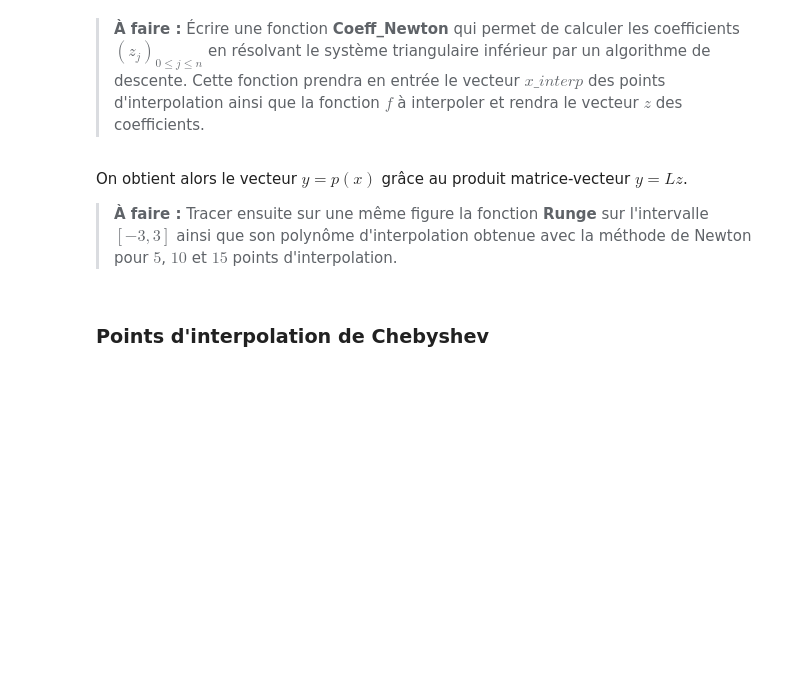
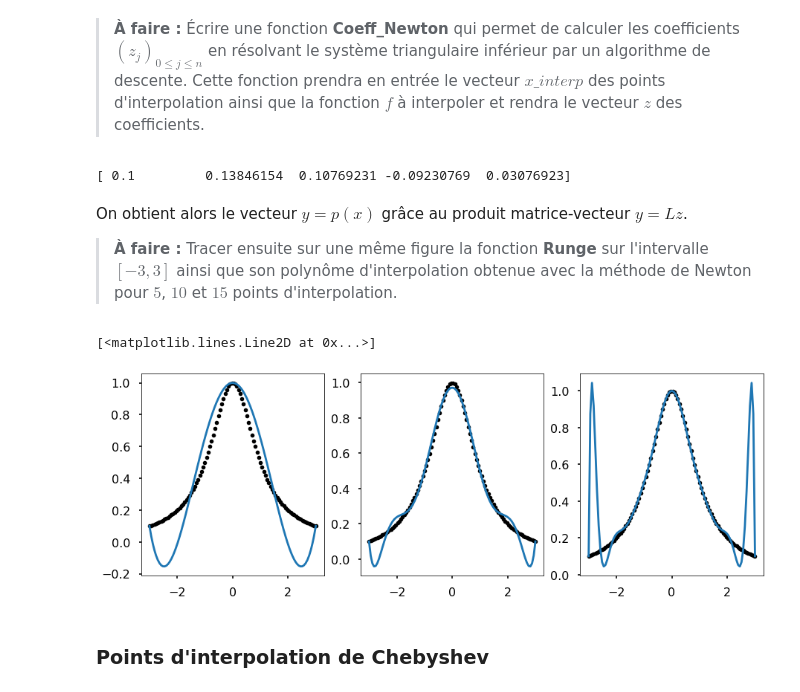
Before and after one commit to Mstrdav/TP_AN_OPTI, a Jupyter notebook: TP3_Notebook.ipynb, the cells around one changed output. Saved outputs shown, nothing was run; the diff lists cells and outputs as text; code cells hidden in the pictures; blank space fills up the shorter version.

```diff
--- a/TP3_Notebook.ipynb
+++ b/TP3_Notebook.ipynb
@@ -166,12 +177,51 @@ def Methode_Newton(x_interp,x):
 # %% [markdown]
 >**À faire :** Écrire une fonction **Coeff_Newton** qui permet de calculer les coefficients $(z_j)_{0\leq j\leq n}$ en résolvant le système triangulaire inférieur par un algorithme de descente. Cette fonction prendra en entrée le vecteur $x\_interp$ des points d'interpolation ainsi que la fonction $f$ à interpoler et rendra le vecteur $z$ des coefficients.
-# %%
-def Coeff_Newton(x_interp,f):
-    return
+# %%
+def Coeff_Newton(x_interp,f):
+    return divided_diff(x_interp, f(x_interp))[0]
+
+    # compute newton coefficients
+    n = len(x_interp)
+    a = np.zeros(n)
+    a[0] = f(x_interp[0])
+    for i in range(1,n):
+        a[i] = (f(x_interp[i]) - np.dot(Methode_Newton(x_interp[:i], x_interp[i]), a[:i]))/np.prod(x_interp[i] - x_interp[:i])
+    return a
+
+def divided_diff(x, y):
+    '''
+    function to calculate the divided
+    differences table
+    '''
+    n = len(y)
+    coef = np.zeros([n, n])
+    # the first column is y
+    coef[:,0] = y
+
+    for j in range(1,n):
+        for i in range(n-j):
+            coef[i][j] = \
+           (coef[i+1][j-1] - coef[i][j-1]) / (x[i+j]-x[i])
+
+    return coef
+# %% [output]
+[ 0.1         0.13846154  0.10769231 -0.09230769  0.03076923]
 # %% [markdown]
 On obtient alors le vecteur  $y = p(x)$ grâce au produit matrice-vecteur $y = Lz$.
 
 >**À faire :** Tracer ensuite sur une même figure la fonction **Runge** sur l'intervalle $[-3,3]$ ainsi que son polynôme d'interpolation obtenue avec la méthode de Newton pour $5$, $10$ et $15$ points d'interpolation.
+# %%
+# plot the results in 4 subplots
+fig, axs = plt.subplots(1, 3, figsize=(15, 5))
+axs[0].plot(x, Runge(x), 'k.')
+axs[0].plot(x, newton_poly(Coeff_Newton(Interp_Equi(-3,3,5), Runge), Interp_Equi(-3,3,5), x), label='fit')
+axs[1].plot(x, Runge(x), 'k.')
+axs[1].plot(x, newton_poly(Coeff_Newton(Interp_Equi(-3,3,10), Runge), Interp_Equi(-3,3,10), x), label='fit')
+axs[2].plot(x, Runge(x), 'k.')
+axs[2].plot(x, newton_poly(Coeff_Newton(Interp_Equi(-3,3,15), Runge), Interp_Equi(-3,3,15), x), label='fit')
+# %% [output]
+[<matplotlib.lines.Line2D at 0x...>]
+[figure, added]
 # %% [markdown]
 ### Points d'interpolation de Chebyshev
 # %% [markdown]
```
Also changed, not shown: parts of 7 cells of this notebook.
